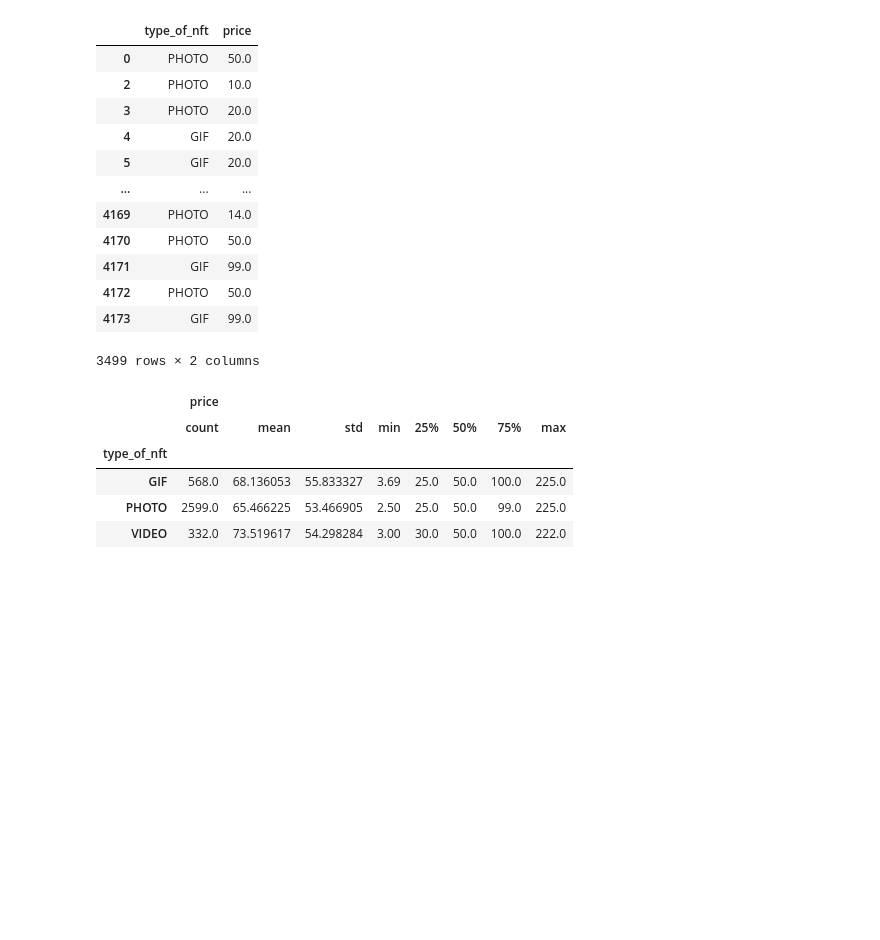
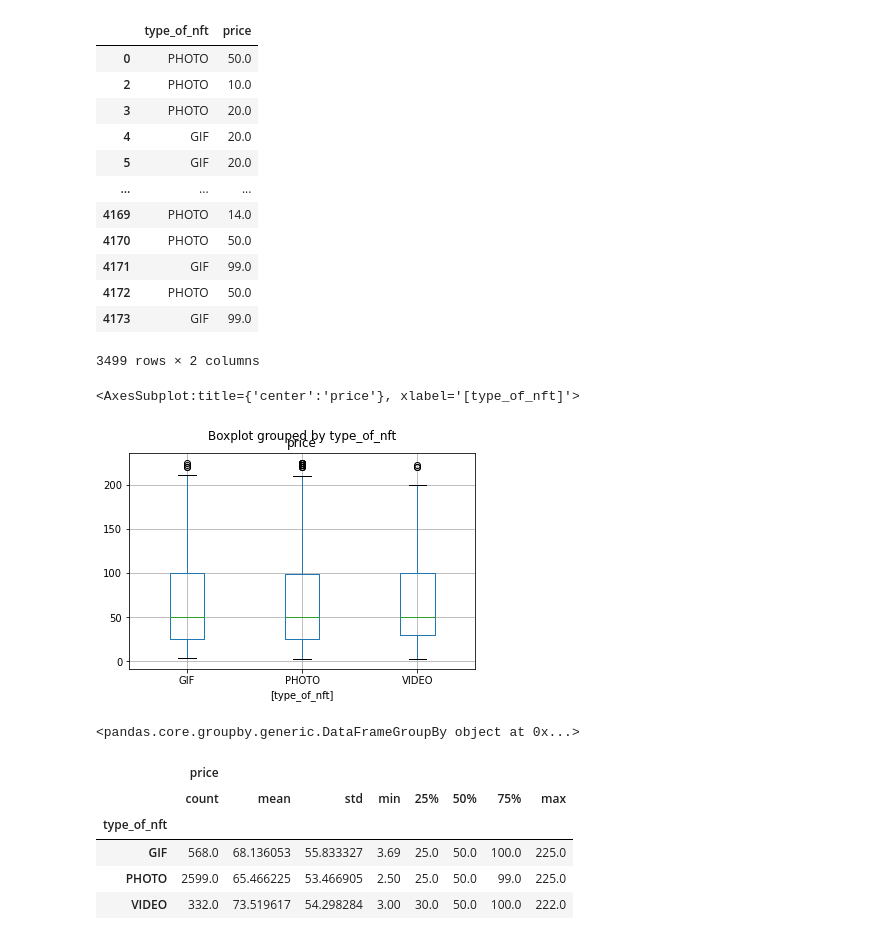
Before and after one commit to aortiz224/bootcamp_finalproject, a Jupyter notebook: dev/yaser/Notebook/ML_finalproject.ipynb, the cells around one changed output. Saved outputs shown, nothing was run; the diff lists cells and outputs as text; code cells hidden in the pictures; blank space fills up the shorter version.

```diff
--- a/dev/yaser/Notebook/ML_finalproject.ipynb
+++ b/dev/yaser/Notebook/ML_finalproject.ipynb
@@ -78,6 +95,16 @@ df_new
 | 4172 | PHOTO | 50.0 |
 | 4173 | GIF | 99.0 |
 3499 rows × 2 columns
+# %%
+df_new.boxplot(by='type_of_nft')
+# %% [output]
+<AxesSubplot:title={'center':'price'}, xlabel='[type_of_nft]'>
+[figure, added]
+# %%
+group_df= df_new.groupby(['type_of_nft'])
+group_df
+# %% [output]
+<pandas.core.groupby.generic.DataFrameGroupBy object at 0x...>
 # %%
 group_df.describe()
 # %% [output]
```
Also changed, not shown: parts of 24 cells of this notebook.
